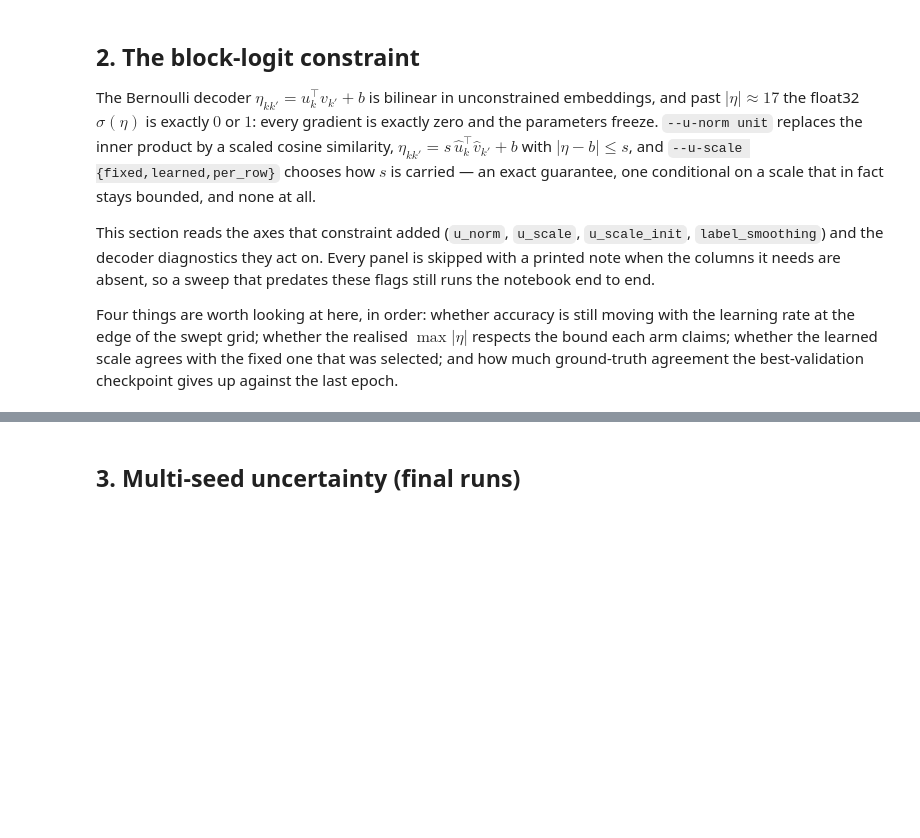
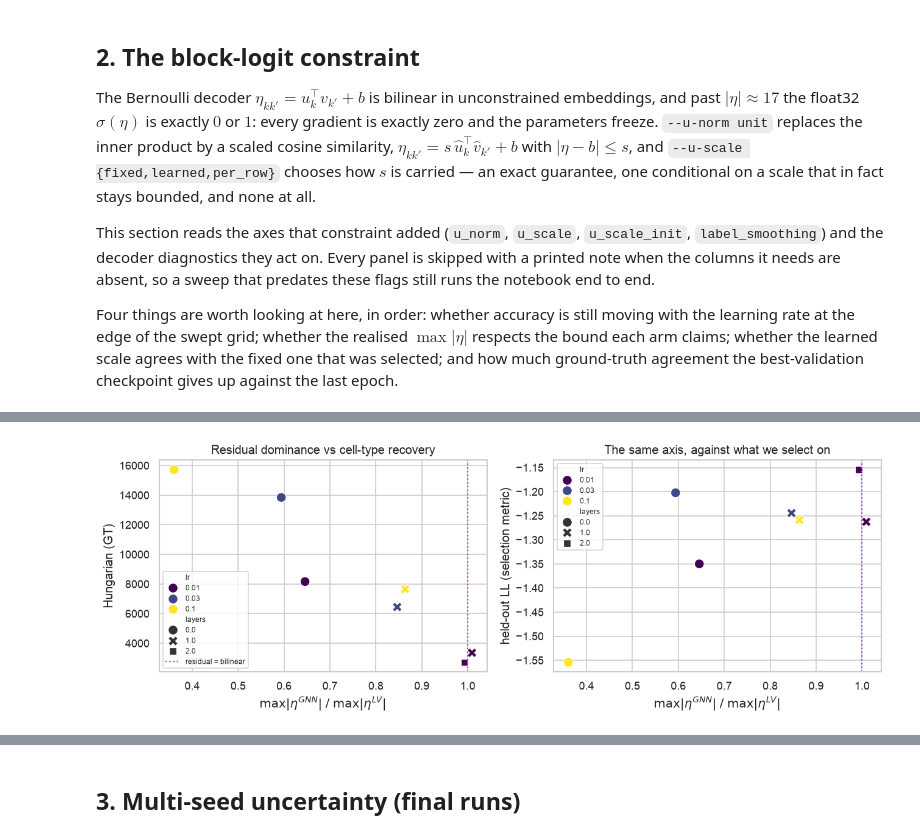
Before and after one commit to kyunghyuncho/flywrite-cell-types, a Jupyter notebook: inspect_sweep_results.ipynb, the cells around one changed output, grey strips where cells are left out. Cells and saved outputs as stored; diff of their text form; code cells hidden in the pictures; blank space fills up the shorter version.

```diff
--- a/inspect_sweep_results.ipynb
+++ b/inspect_sweep_results.ipynb
@@ -724,0 +752,77 @@ label_smoothing takes a single value in this sweep (0); the smoothing panel need
+# %%
+# Does the residual out-compete the bilinear term, and does that track the loss of
+# cell-type structure? Only the GNN carries a residual, so this is a no-op elsewhere.
+RESID, BILIN = "max_abs_train_residual", "max_abs_train_lv_logit"
+
+if {RESID, BILIN}.issubset(hp.columns) and hp[RESID].notna().any():
+    res = hp[hp[RESID].notna() & hp[BILIN].notna() & (hp[BILIN] > 0)].copy()
+    res["resid_ratio"] = res[RESID] / res[BILIN]
+
+    for method, sub in res.groupby("method"):
+        cols = [c for c in ["name", "layers", "lr", "resid_ratio", "val_metric",
+                            "val_auc", "gt_hungarian"] if c in sub.columns]
+        display(sub.sort_values("resid_ratio")[cols])
+
+        if len(sub) > 2:
+            # A strong negative rho against Hungarian, alongside a non-negative one
+            # against val_metric, is the bypass: the residual buys likelihood and
+            # spends ground truth.
+            pairs = [("resid/bilinear vs gt_hungarian",
+                      sub["resid_ratio"].corr(sub["gt_hungarian"], method="spearman")),
+                     ("resid/bilinear vs val_metric",
+                      sub["resid_ratio"].corr(sub["val_metric"], method="spearman"))]
+            # The grid axes, for comparison: if the ratio is the mechanism it should
+            # explain at least as much as the knobs that produced it.
+            pairs += [
+                (f"{axis} vs gt_hungarian",
+                 sub[axis].corr(sub["gt_hungarian"], method="spearman"))
+                for axis in ("layers", "lr")
+                if axis in sub.columns and sub[axis].notna().any()
+            ]
+            width = max(len(label) for label, _ in pairs)
+            for label, rho in pairs:
+                print(f"  {method}: spearman({label.ljust(width)}) = {rho:+.3f}")
+
+    fig, axes = plt.subplots(1, 2, figsize=(11, 4))
+    style = "layers" if "layers" in res.columns and res["layers"].notna().any() else None
+    sns.scatterplot(data=res, x="resid_ratio", y="gt_hungarian", hue="lr",
+                    style=style, s=90, palette="viridis", ax=axes[0])
+    # At ratio 1 the residual is as large as the term the constraint bounds.
+    axes[0].axvline(1.0, color="#9d4edd", ls=":", lw=1.4, label="residual = bilinear")
+    axes[0].set_xlabel(r"$\max|\eta^{GNN}| \; / \; \max|\eta^{LV}|$")
+    axes[0].set_ylabel("Hungarian (GT)")
+    axes[0].set_title("Residual dominance vs cell-type recovery")
+    axes[0].legend(fontsize=7)
+
+    sns.scatterplot(data=res, x="resid_ratio", y="val_metric", hue="lr",
+                    style=style, s=90, palette="viridis", ax=axes[1])
+    axes[1].axvline(1.0, color="#9d4edd", ls=":", lw=1.4)
+    axes[1].set_xlabel(r"$\max|\eta^{GNN}| \; / \; \max|\eta^{LV}|$")
+    axes[1].set_ylabel("held-out LL (selection metric)")
+    axes[1].set_title("The same axis, against what we select on")
+    axes[1].legend(fontsize=7)
+    plt.tight_layout()
+    plt.show()
+
+    # What selecting on val_metric actually costs, in the units we care about.
+    for method, sub in res.groupby("method"):
+        if len(sub) < 2:
+            continue
+        picked = sub.loc[sub["val_metric"].idxmax()]
+        truth = sub.loc[sub["gt_hungarian"].idxmax()]
+        if picked["name"] == truth["name"]:
+            print(f"{method}: val_metric selects the ground-truth optimum.")
+            continue
+        gap = truth["gt_hungarian"] - picked["gt_hungarian"]
+        factor = truth["gt_hungarian"] / max(picked["gt_hungarian"], 1e-9)
+        print(
+            f"{method}: selecting on val_metric costs {gap:,.0f} Hungarian "
+            f"({factor:.1f}x)\n"
+            f"    picked  {picked['name']}: "
+            f"val={picked['val_metric']:.3f} hung={picked['gt_hungarian']:,.0f}\n"
+            f"    GT-best {truth['name']}: "
+            f"val={truth['val_metric']:.3f} hung={truth['gt_hungarian']:,.0f}"
+        )
+else:
+    print("No residual diagnostics in this sweep (GNN runs only); skipping.")
+# %% [output]
@@ -724,0 +841 @@ label_smoothing takes a single value in this sweep (0); the smoothing panel need
+[figure, added]
```
Also changed, not shown: parts of 11 cells of this notebook, 8 other files.
